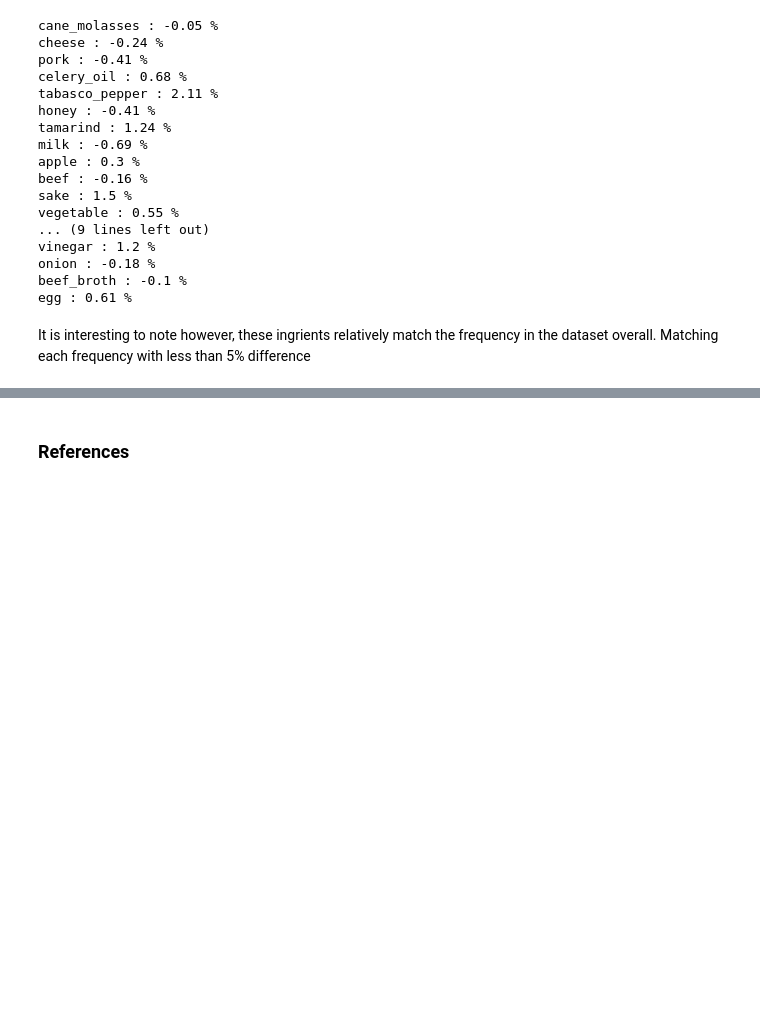
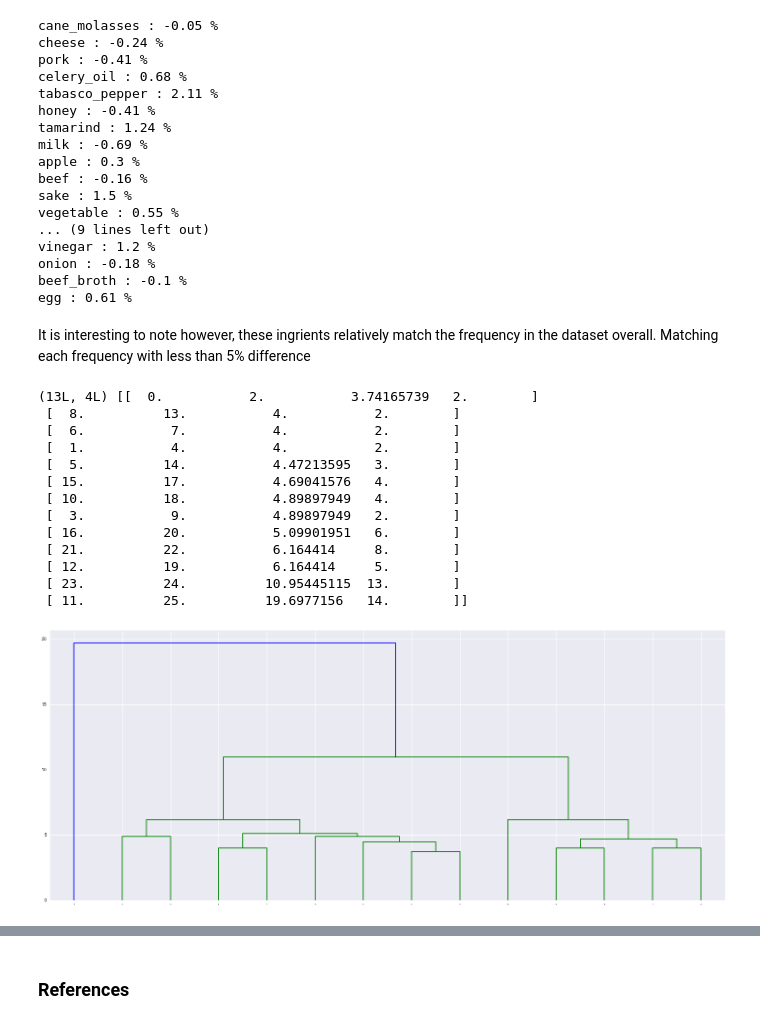
Before and after one commit to benlawson/spring-2015-homeworks, a Jupyter notebook: submissions/Homework-4/4.Food-recipes.ipynb, the cells around one changed output, grey strips where cells are left out. Cells and saved outputs as stored; diff of their text form; code cells hidden in the pictures; blank space fills up the shorter version.

```diff
--- a/submissions/Homework-4/4.Food-recipes.ipynb
+++ b/submissions/Homework-4/4.Food-recipes.ipynb
@@ -350,0 +353,24 @@ It is interesting to note however, these ingrients relatively match the frequenc
+# %%
+X = mexico
+Z = hr.linkage(X, method='complete', metric='euclidean')
+#let's see what this look like (code from lecture notes)
+fig = plt.figure(figsize=(25,10))
+T = hr.dendrogram(Z,color_threshold=12, leaf_font_size=4)
+fig.show()
+print Z.shape, Z
+#same think as we did for japanese food, element 11 is the odd one out
+# %% [output]
+(13L, 4L) [[  0.           2.           3.74165739   2.        ]
+ [  8.          13.           4.           2.        ]
+ [  6.           7.           4.           2.        ]
+ [  1.           4.           4.           2.        ]
+ [  5.          14.           4.47213595   3.        ]
+ [ 15.          17.           4.69041576   4.        ]
+ [ 10.          18.           4.89897949   4.        ]
+ [  3.           9.           4.89897949   2.        ]
+ [ 16.          20.           5.09901951   6.        ]
+ [ 21.          22.           6.164414     8.        ]
+ [ 12.          19.           6.164414     5.        ]
+ [ 23.          24.          10.95445115  13.        ]
+ [ 11.          25.          19.6977156   14.        ]]
+[figure, added]
```
Also changed, not shown: parts of 27 cells of this notebook.
